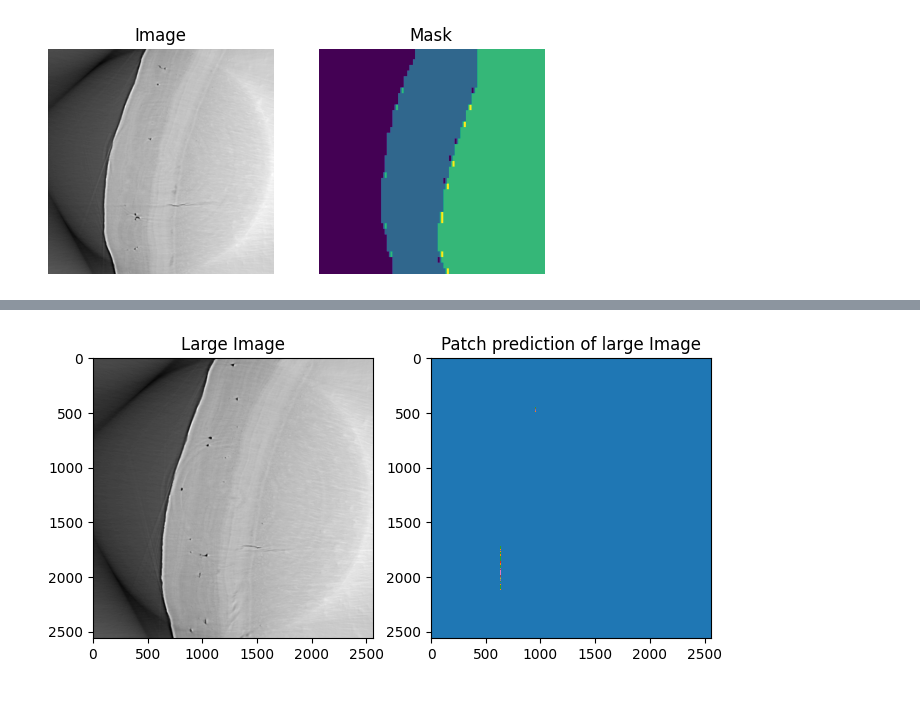
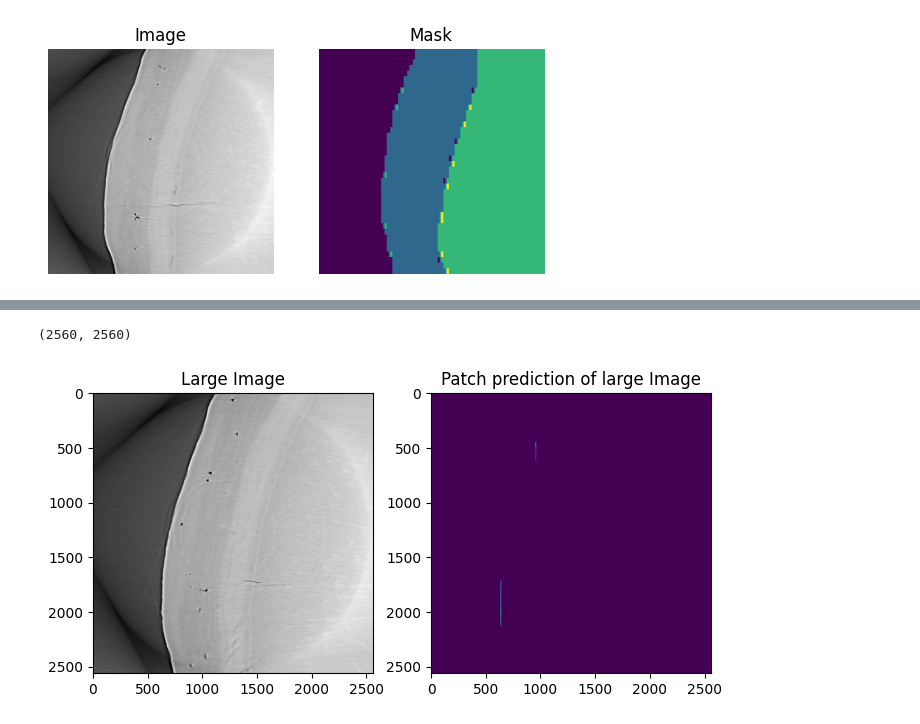
Before and after one commit to richard-lane/cementum, a Jupyter notebook: pipeline/reproduce.ipynb, the cells around one changed output, grey strips where cells are left out. Saved outputs shown, nothing was run; the diff lists cells and outputs as text; code cells hidden in the pictures.

```diff
--- a/pipeline/reproduce.ipynb
+++ b/pipeline/reproduce.ipynb
@@ -180,7 +182,7 @@ history = model.fit(
     verbose=1,
     epochs=20,
     validation_data=(X_test, y_test_cat),
-    # class_weight=class_weights,
+    class_weight=class_weights,
     shuffle=False,
 )
 model.save("cementum_test.hdf5")
@@ -277,38 +282,40 @@ from keras.utils import normalize
 
 large_images = np.asarray(full_size_images)
 large_image = large_images[1, :, :]
+print(large_image.shape)
 
 # This will split the image into small images of shape [3,3]
 patches = patchify(
     large_image, (IMG_HEIGHT, IMG_WIDTH), step=IMG_WIDTH
 )  # Step=256 for 256 patches means no overlap
 
 predicted_patches = []
 for i in range(patches.shape[0]):
     for j in range(patches.shape[1]):
         single_patch = patches[i, j, :, :]
         single_patch_norm = np.expand_dims(normalize(np.array(single_patch), axis=1), 2)
         single_patch_input = np.expand_dims(single_patch_norm, 0)
         single_patch_prediction = model.predict(single_patch_input, verbose=0)
         single_patch_predicted_img = np.argmax(single_patch_prediction, axis=3)[0, :, :]
 
         predicted_patches.append(single_patch_predicted_img)
 
 predicted_patches = np.array(predicted_patches)
 
 predicted_patches_reshaped = np.reshape(
     predicted_patches, (patches.shape[0], patches.shape[1], IMG_HEIGHT, IMG_WIDTH)
 )
 
 reconstructed_image = unpatchify(predicted_patches_reshaped, large_image.shape)
 
 plt.figure(figsize=(8, 8))
 plt.subplot(221)
 plt.title("Large Image")
 plt.imshow(large_image, cmap="gray")
 plt.subplot(222)
 plt.title("Patch prediction of large Image")
-plt.imshow(reconstructed_image, cmap="tab10")
+plt.imshow(reconstructed_image)#, cmap="tab10")
 plt.show()
 # %% [output]
+(2560, 2560)
-[figure, old version]
+[figure, new version]
```
Also changed, not shown: parts of 7 cells of this notebook.
